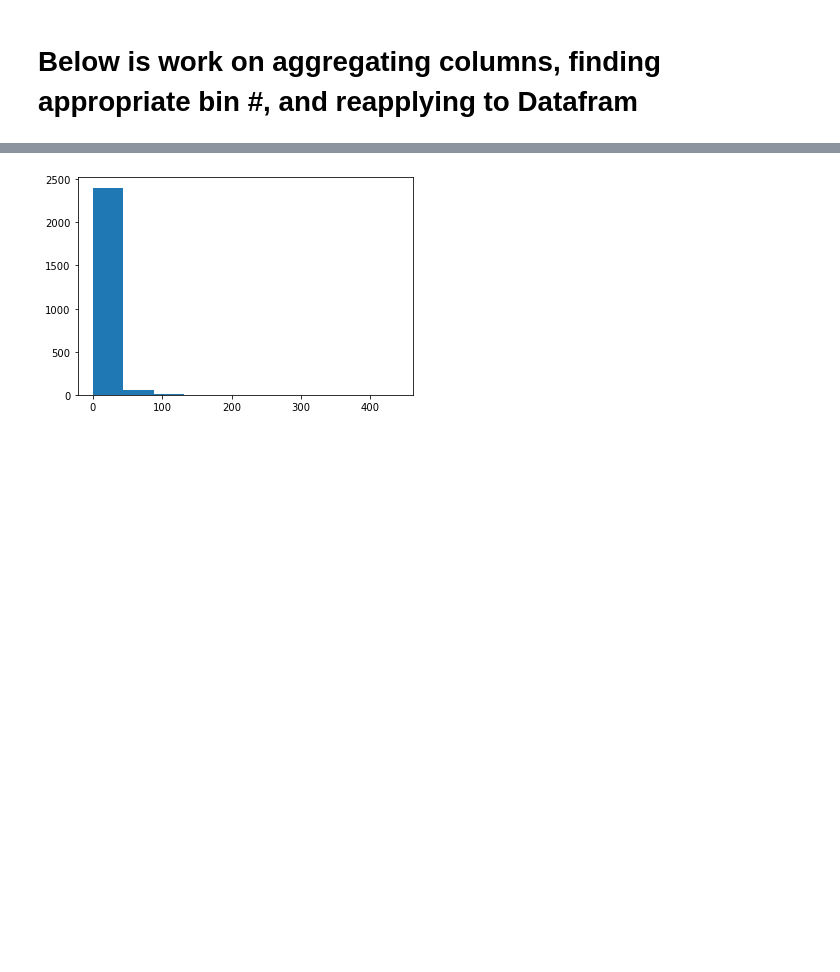
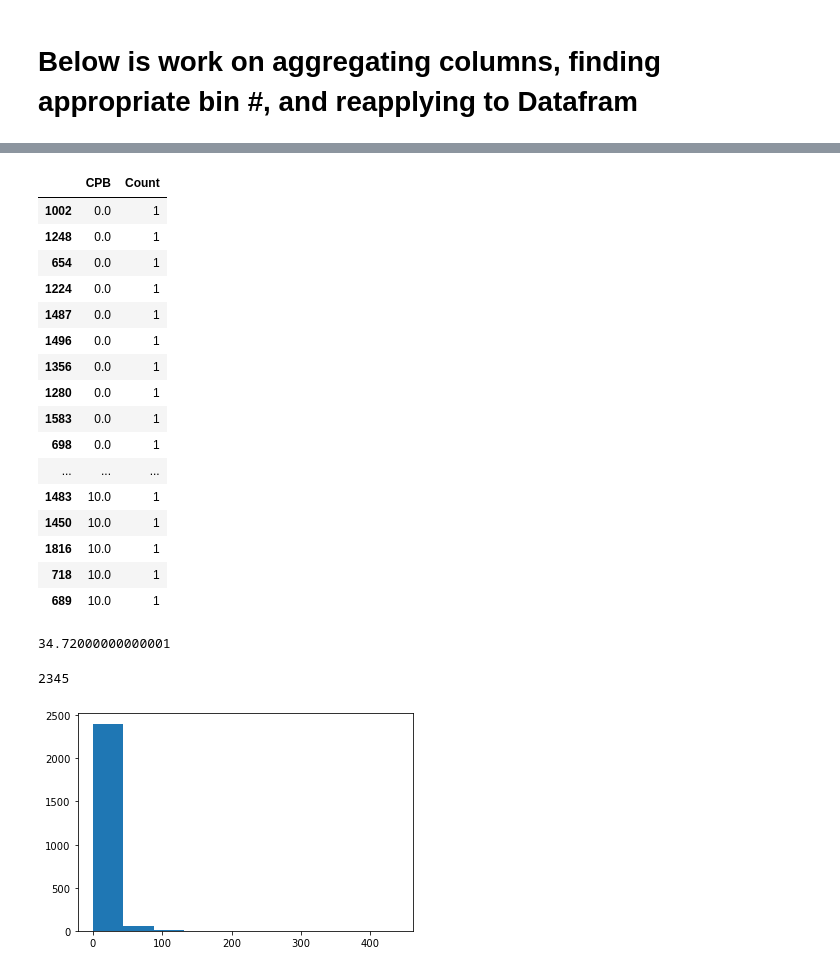
Before and after one commit to mbarger2/Des_Moines_Liquor_Store, a Jupyter notebook: Cut trials.ipynb, the cells around one changed output, grey strips where cells are left out. Saved outputs shown, nothing was run; the diff lists cells and outputs as text; code cells hidden in the pictures; blank space fills up the shorter version.

```diff
--- a/Cut trials.ipynb
+++ b/Cut trials.ipynb
@@ -117,0 +126,3 @@ itemnumdf=itemnumdf[itemnumdf['Item Number']!=903056]
+# %%
+ncpb=pd.DataFrame(newcpb['CPB'].value_counts())
+#pandas. DataFrame. sort_values(columns, ascending=True)
@@ -117,0 +149,36 @@ itemnumdf=itemnumdf[itemnumdf['Item Number']!=903056]
+# %%
+ncpb=ncpb.reset_index()
+# %%
+ncpb=ncpb.sort_values('index')
+ncpb.columns=('CPB','Count')
+# %%
+ncpb['CPB']=list(map(lambda x:round(x,1),ncpb['CPB']))
+# %%
+ncpb
+# %% [output]
+|  | CPB | Count |
+| 1002 | 0.0 | 1 |
+| 1248 | 0.0 | 1 |
+| 654 | 0.0 | 1 |
+| 1224 | 0.0 | 1 |
+| 1487 | 0.0 | 1 |
+| 1496 | 0.0 | 1 |
+| 1356 | 0.0 | 1 |
+| 1280 | 0.0 | 1 |
+| 1583 | 0.0 | 1 |
+| 698 | 0.0 | 1 |
+| ... | ... | ... |
+| 1483 | 10.0 | 1 |
+| 1450 | 10.0 | 1 |
+| 1816 | 10.0 | 1 |
+| 718 | 10.0 | 1 |
+| 689 | 10.0 | 1 |
+# %%
+ul=(itemnumdf.describe().T['75%'].T['CPB'])+2*iqr
+ul
+# %% [output]
+34.72000000000001
+# %%
+len(itemnumdf[itemnumdf['CPB']<ul])
+# %% [output]
+2345
```
Also changed, not shown: parts of 32 cells of this notebook, 6 other files.
